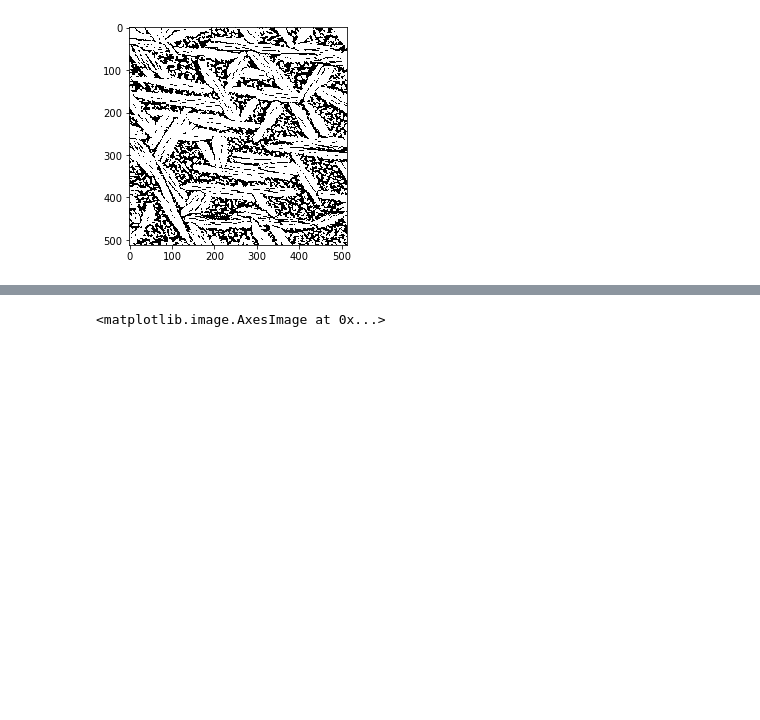
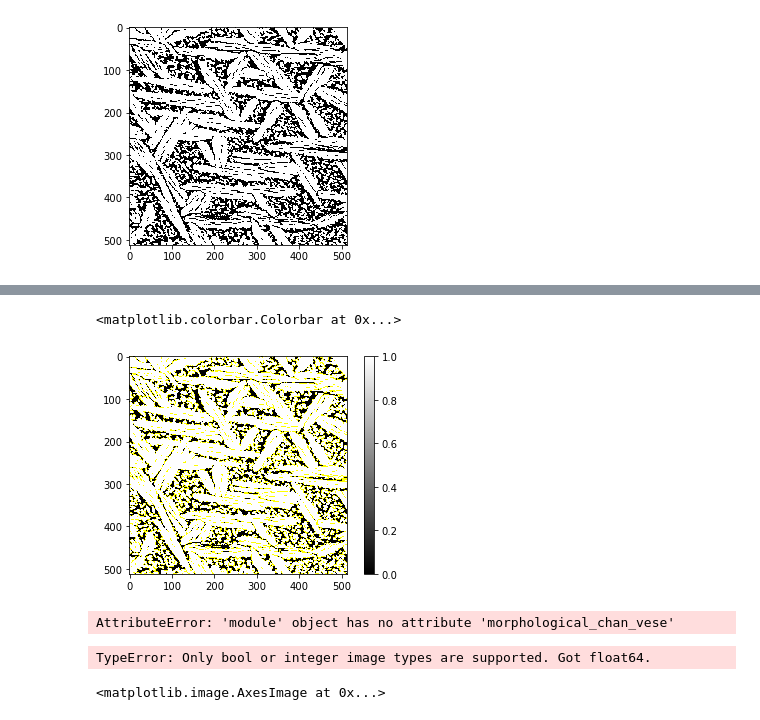
Before and after one commit to liud16/direct18project, a Jupyter notebook: direct18project/RoughWork.ipynb, the cells around one changed output, grey strips where cells are left out. Saved outputs shown, nothing was run; the diff lists cells and outputs as text; code cells hidden in the pictures; blank space fills up the shorter version.

```diff
--- a/direct18project/RoughWork.ipynb
+++ b/direct18project/RoughWork.ipynb
@@ -303,6 +297,6 @@ plt.imshow(img)
 # %%
-X = img.reshape((-1, 1))
-k_means = cluster.KMeans(n_clusters=2)
+X = trial.reshape((-1, 1))
+k_means = cluster.KMeans(n_clusters=150)
 k_means.fit(X)
 
 # extract means of each cluster & clustered population
@@ -312,6 +306,6 @@ print('# of Observations:', X.shape)
 print('Clusters Means:', clusters_means)
 
 # save clustered image
-X_clustered.shape = img.shape
+X_clustered.shape = trial.shape
 # %% [output]
 ('# of Observations:', (262144L, 1L))
@@ -325,3 +360,29 @@ plt.imshow(img_clustered)
+# %%
+segments_quick = segmentation.mark_boundaries(trial,X_clustered)
+
+plt.figure()
+plt.imshow(segments_quick)
+plt.colorbar()
+# %% [output]
+<matplotlib.colorbar.Colorbar at 0x...>
+[figure, added]
+# %%
+import skimage
+
+cv = skimage.segmentation.morphological_chan_vese(trial, mu=0.55, lambda1=1, lambda2=1, tol=1e-3, max_iter=200,
+               dt=0.5, init_level_set="checkerboard", extended_output=True)
+
+plt.figure()
+plt.imshow(trial)
+plt.imshow(cv[0])
+# %% [output]
+AttributeError: 'module' object has no attribute 'morphological_chan_vese'
+# %%
+w = morphology.remove_small_objects(trial, 6)
+
+plt.imshow(w)
+# %% [output]
+TypeError: Only bool or integer image types are supported. Got float64.
 # %%
 img_clustered = np.choose(X_clustered, [512, 0])
 # %%
```
Also changed, not shown: parts of 30 cells of this notebook.
